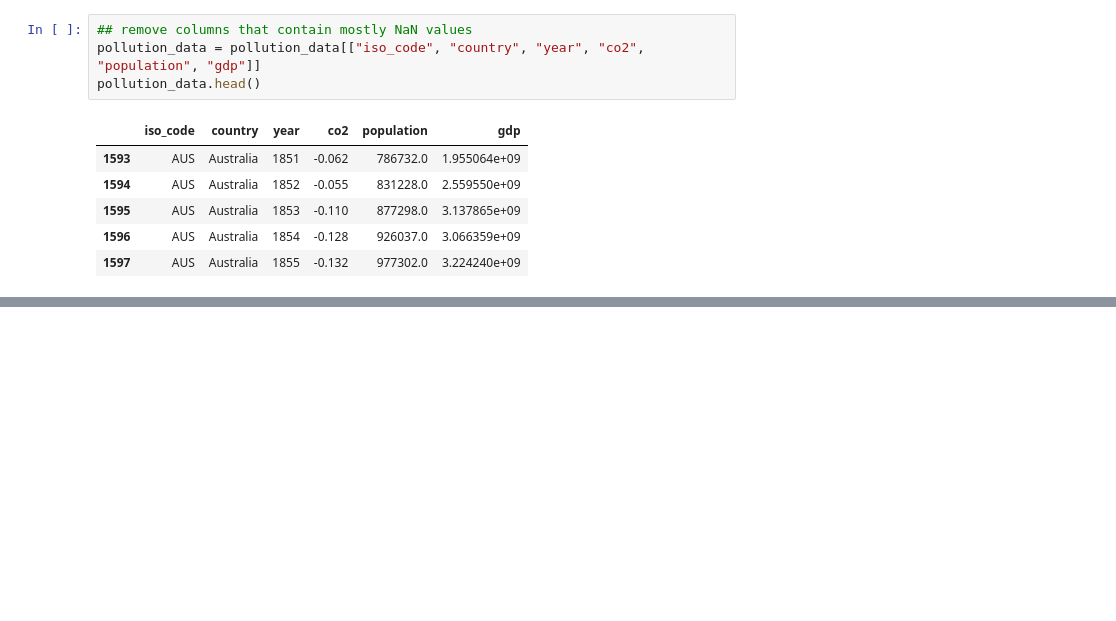
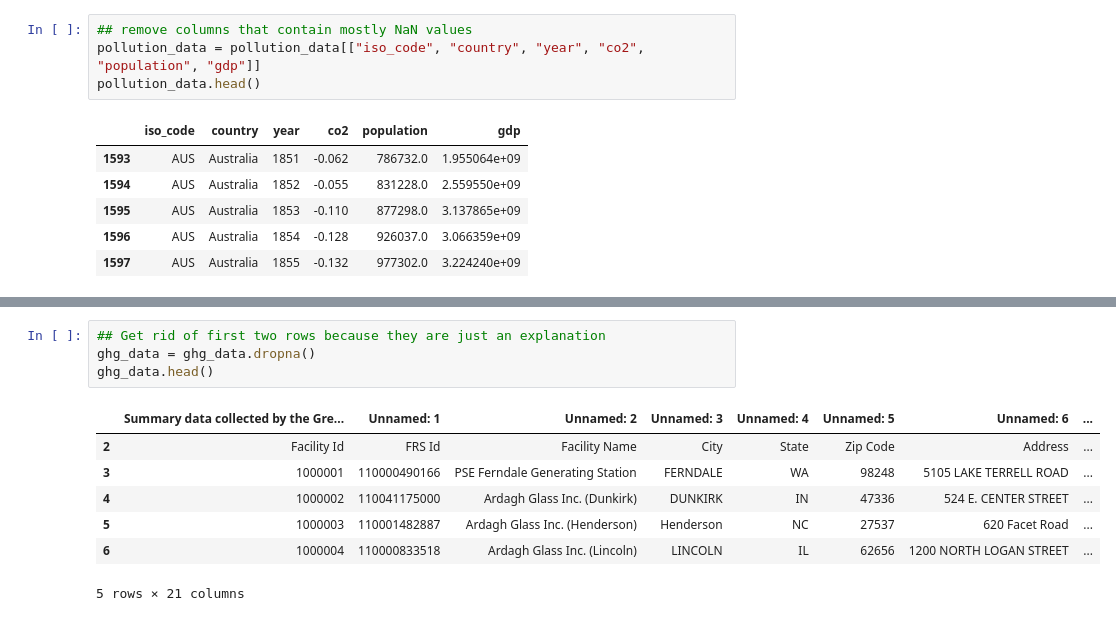
Before and after one commit to ariannacurillo/info2950-finalproject, a Jupyter notebook: Phase 2.ipynb, the cells around one changed output, grey strips where cells are left out. Saved outputs shown, nothing was run; the diff lists cells and outputs as text; blank space fills up the shorter version.

```diff
--- a/Phase 2.ipynb
+++ b/Phase 2.ipynb
@@ -40,0 +54,12 @@ pollution_data.head()
+# %%
+## Get rid of first two rows because they are just an explanation
+ghg_data = ghg_data.dropna()
+ghg_data.head()
+# %% [output]
+|  | Summary data collected by the Gre... | Unnamed: 1 | Unnamed: 2 | Unnamed: 3 | Unnamed: 4 | Unnamed: 5 | Unnamed: 6 | ... |
+| 2 | Facility Id | FRS Id | Facility Name | City | State | Zip Code | Address | ... |
+| 3 | 1000001 | 110000490166 | PSE Ferndale Generating Station | FERNDALE | WA | 98248 | 5105 LAKE TERRELL ROAD | ... |
+| 4 | 1000002 | 110041175000 | Ardagh Glass Inc. (Dunkirk) | DUNKIRK | IN | 47336 | 524 E. CENTER STREET | ... |
+| 5 | 1000003 | 110001482887 | Ardagh Glass Inc. (Henderson) | Henderson | NC | 27537 | 620 Facet Road | ... |
+| 6 | 1000004 | 110000833518 | Ardagh Glass Inc. (Lincoln) | LINCOLN | IL | 62656 | 1200 NORTH LOGAN STREET | ... |
+5 rows × 21 columns
```
Also changed, not shown: parts of 14 cells of this notebook.
